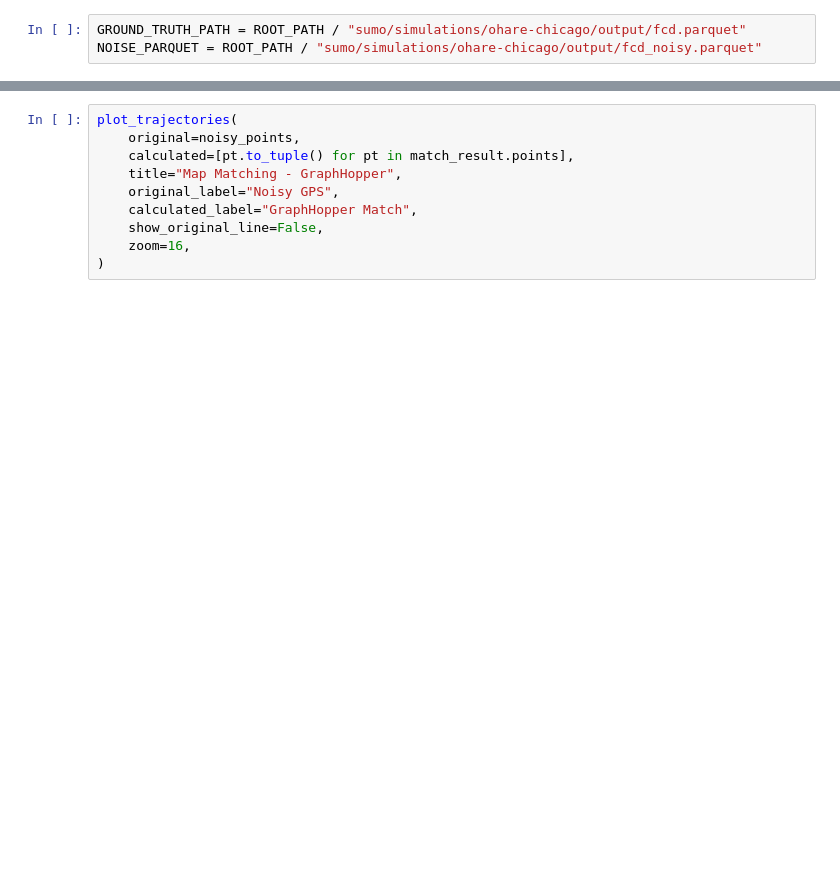
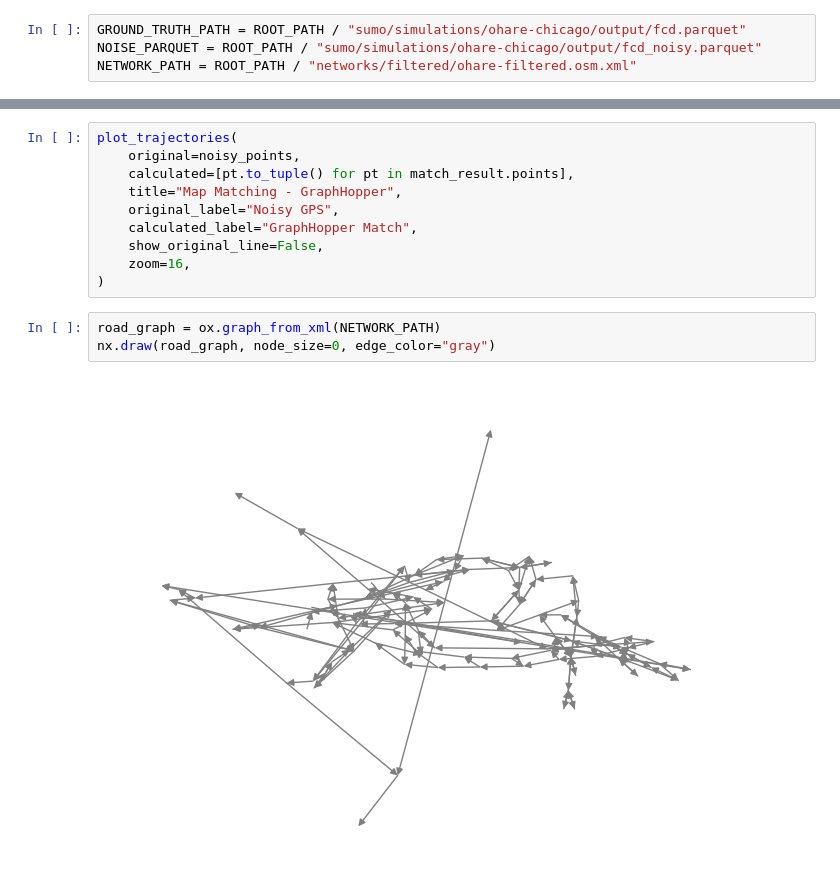
Before and after one commit to JoseEdSouza/map-matching, a Jupyter notebook: request_to_graphhopper.ipynb, the cells around one changed output, grey strips where cells are left out. Drawn from its saved outputs; the diff is of its cells as text; blank space fills up the shorter version.

```diff
--- a/request_to_graphhopper.ipynb
+++ b/request_to_graphhopper.ipynb
@@ -14,6 +24,7 @@ SAMPLE_RATE: int | None = 2  # seconds
 # %%
 GROUND_TRUTH_PATH = ROOT_PATH / "sumo/simulations/ohare-chicago/output/fcd.parquet"
 NOISE_PARQUET = ROOT_PATH / "sumo/simulations/ohare-chicago/output/fcd_noisy.parquet"
+NETWORK_PATH = ROOT_PATH / "networks/filtered/ohare-filtered.osm.xml"
 # %%
 type Coordinate = tuple[float, float]  # (latitude, longitude)
 # %%
@@ -255,3 +275,8 @@ plot_trajectories(
     show_original_line=False,
     zoom=16,
 )
+# %%
+road_graph = ox.graph_from_xml(NETWORK_PATH)
+nx.draw(road_graph, node_size=0, edge_color="gray")
+# %% [output]
+[figure, added]
```
Also changed, not shown: parts of 14 cells of this notebook.
